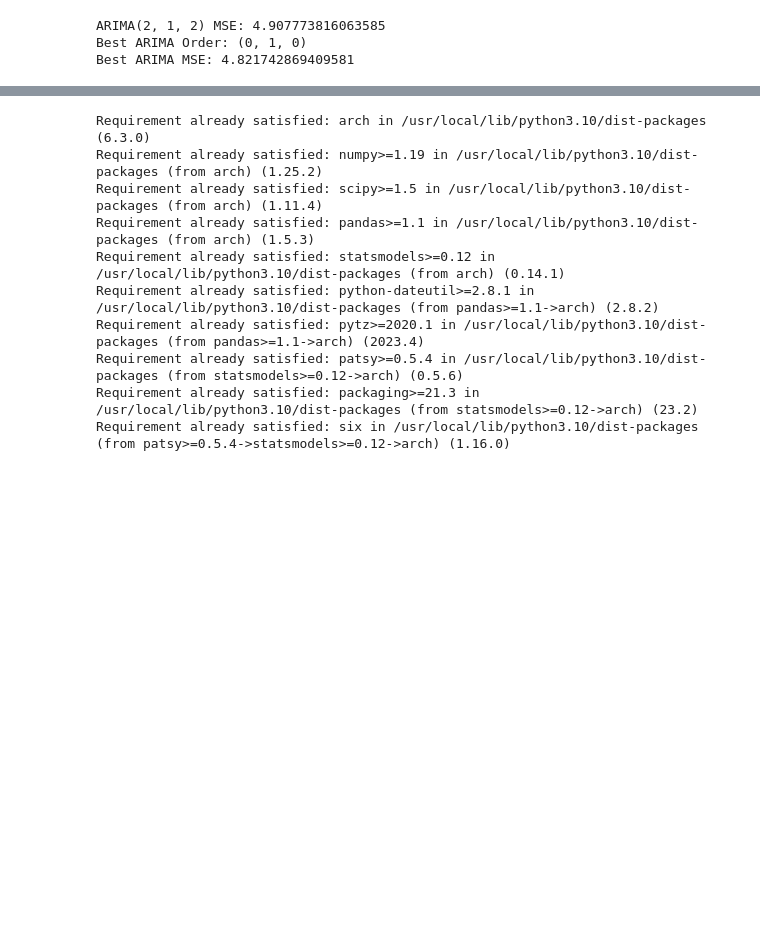
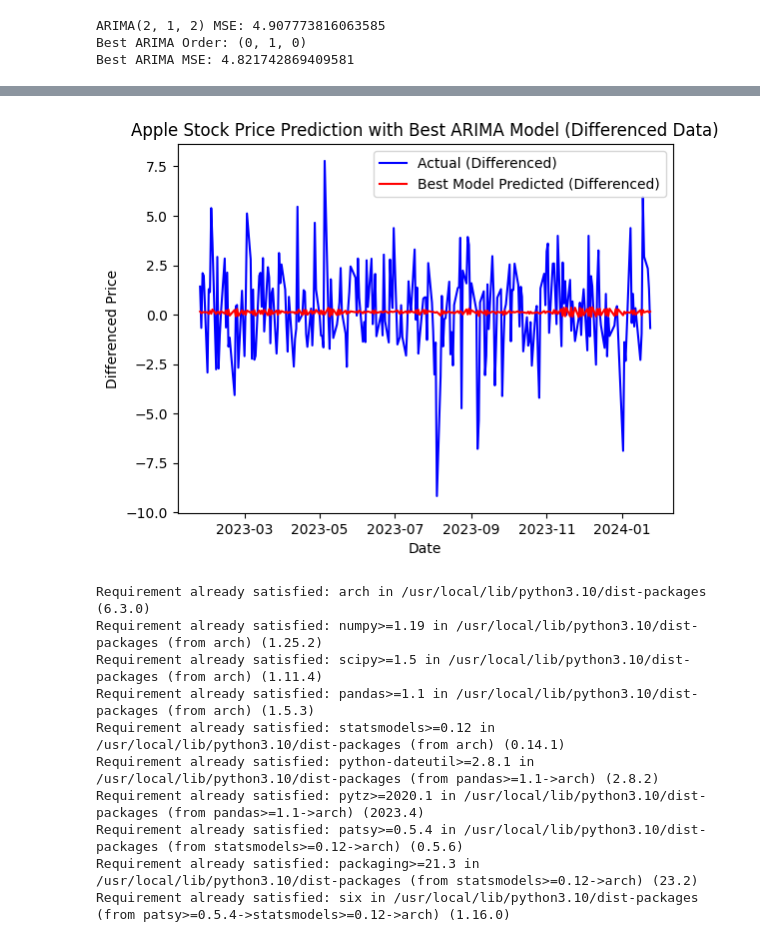
Before and after one commit to AnishBehera05/Predictive_analysis, a Jupyter notebook: Predicting_Apple_Stock_Prices_with_ARIMA.ipynb, the cells around one changed output, grey strips where cells are left out. Cells and saved outputs as stored; diff of their text form; code cells hidden in the pictures; blank space fills up the shorter version.

```diff
--- a/Predicting_Apple_Stock_Prices_with_ARIMA.ipynb
+++ b/Predicting_Apple_Stock_Prices_with_ARIMA.ipynb
@@ -251,0 +241,78 @@ plt.show()
+# %%
+import numpy as np
+import pandas as pd
+import matplotlib.pyplot as plt
+from statsmodels.tsa.arima.model import ARIMA
+from sklearn.metrics import mean_squared_error
+from sklearn.model_selection import train_test_split
+from itertools import product
+
+# Load Apple stock price data
+data = pd.read_csv('data.csv')
+data['Date'] = pd.to_datetime(data['Date'])
+data.set_index('Date', inplace=True)
+
+# Differencing to make the data stationary
+data_diff = data['Close'].diff().dropna()
+
+# Split differenced data into train and test sets
+train_size = int(len(data_diff) * 0.8)
+train_diff, test_diff = data_diff[:train_size], data_diff[train_size:]
+
+# Define the range of p, d, and q values for the grid search
+p_values = [0, 1, 2]
+d_values = [0, 1]
+q_values = [0, 1, 2]
+
+# Perform grid search
+best_model = None
+best_mse = float('inf')
+
+for p, d, q in product(p_values, d_values, q_values):
+    model = ARIMA(train_diff, order=(p, d, q))
+    arima_model = model.fit()
+
+    # Predictions
+    history = [x for x in train_diff]
+    predictions = []
+    for t in range(len(test_diff)):
+        model = ARIMA(history, order=(p, d, q))
+        model_fit = model.fit()
+        output = model_fit.forecast()
+        yhat = output[0]
+        predictions.append(yhat)
+        obs = test_diff.iloc[t]
+        history.append(obs)
+
+    # Evaluate ARIMA model with differenced data
+    error = mean_squared_error(test_diff, predictions)
+
+    # Update the best model if the current model has a lower MSE
+    if error < best_mse:
+        best_mse = error
+        best_model = model
+
+# Print the best model parameters and MSE
+print('Best ARIMA Model Parameters:', best_model.order)
+print('Best ARIMA Mean Squared Error with Differenced Data:', best_mse)
+
+# Visualize predictions of the best model
+history = [x for x in train_diff]
+best_predictions = []
+for t in range(len(test_diff)):
+    model = ARIMA(history, order=best_model.order)
+    model_fit = model.fit()
+    output = model_fit.forecast()
+    yhat = output[0]
+    best_predictions.append(yhat)
+    obs = test_diff.iloc[t]
+    history.append(obs)
+
+plt.plot(test_diff.index, test_diff, color='blue', label='Actual (Differenced)')
+plt.plot(test_diff.index, best_predictions, color='red', label='Best Model Predicted (Differenced)')
+plt.title('Apple Stock Price Prediction with Best ARIMA Model (Differenced Data)')
+plt.xlabel('Date')
+plt.ylabel('Differenced Price')
+plt.legend()
+plt.show()
+# %% [output]
@@ -252,3 +321,4 @@ plt.show()
+[figure, added]
 # %%
 !pip install arch
 
```
Also changed, not shown: parts of 2 cells of this notebook.
